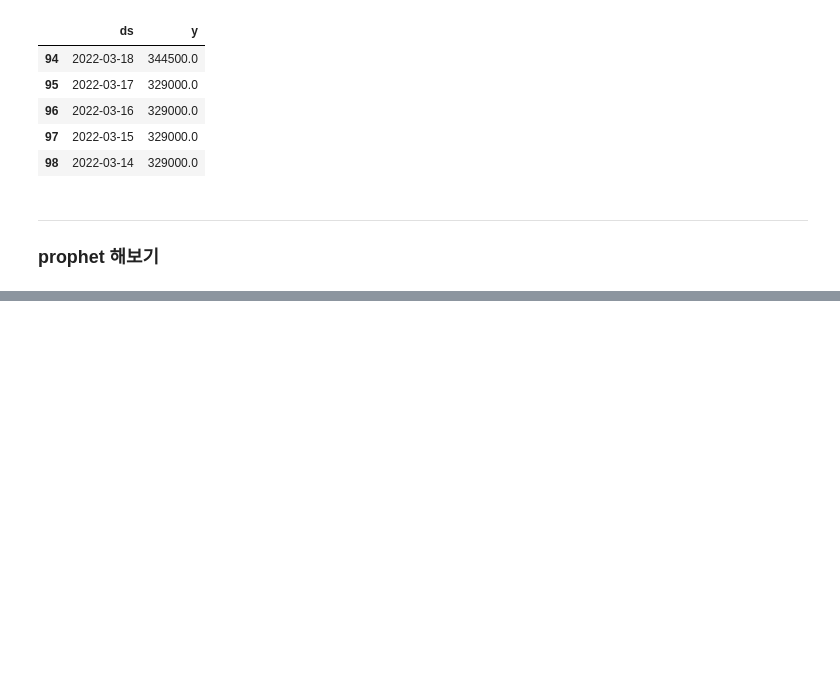
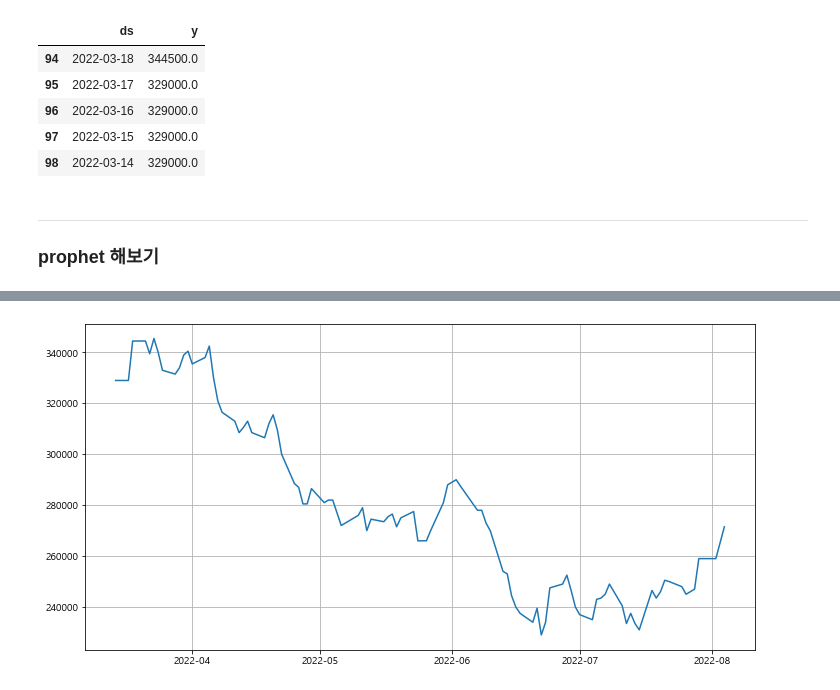
Before and after one commit to newrandom/Zero_part5_EDA-scrapping, a Jupyter notebook: chapter/06-11. 주식 데이터 분석.ipynb, the cells around one changed output, grey strips where cells are left out. Drawn from its saved outputs; the diff is of its cells as text; code cells hidden in the pictures; blank space fills up the shorter version.

```diff
--- a/chapter/06-11. 주식 데이터 분석.ipynb
+++ b/chapter/06-11. 주식 데이터 분석.ipynb
@@ -186,0 +189,12 @@ Error:
+# %%
+import matplotlib.pyplot as plt
+from matplotlib import rc
+rc('font', family='Malgun Gothic')
+plt.rcParams['axes.unicode_minus'] = False
+# %%
+plt.figure(figsize=(12,6))
+plt.plot(df['ds'], df['y'], label='real')
+plt.grid()
+plt.show()
+# %% [output]
+[figure, added]
```
Also changed, not shown: parts of 67 cells of this notebook, 2 other files.
